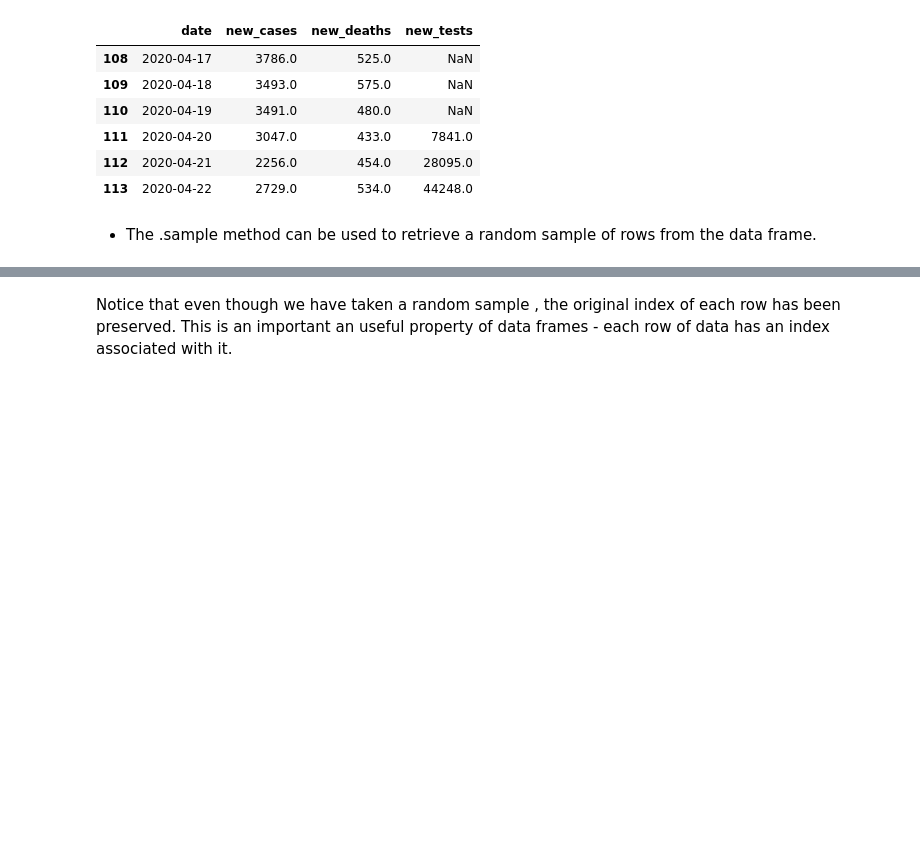
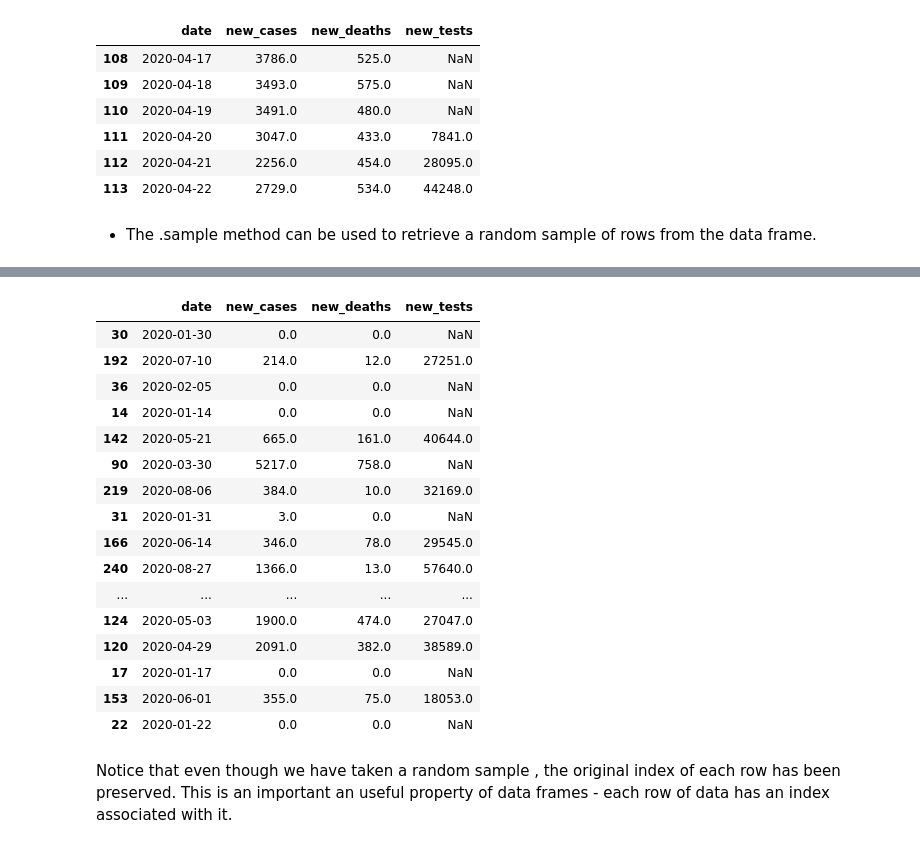
Before and after one commit to vishalpjadhav/Python-Pandas, a Jupyter notebook: Python_pandas.ipynb, the cells around one changed output, grey strips where cells are left out. Saved outputs shown, nothing was run; the diff lists cells and outputs as text; code cells hidden in the pictures; blank space fills up the shorter version.

```diff
--- a/Python_pandas.ipynb
+++ b/Python_pandas.ipynb
@@ -295,3 +384,23 @@ covid_df.sample(10)
+# %%
+covid_df.sample(frac=0.1) # 👉 Returns 10% of the dataset
+# %% [output]
+|  | date | new_cases | new_deaths | new_tests |
+| 30 | 2020-01-30 | 0.0 | 0.0 | NaN |
+| 192 | 2020-07-10 | 214.0 | 12.0 | 27251.0 |
+| 36 | 2020-02-05 | 0.0 | 0.0 | NaN |
+| 14 | 2020-01-14 | 0.0 | 0.0 | NaN |
+| 142 | 2020-05-21 | 665.0 | 161.0 | 40644.0 |
+| 90 | 2020-03-30 | 5217.0 | 758.0 | NaN |
+| 219 | 2020-08-06 | 384.0 | 10.0 | 32169.0 |
+| 31 | 2020-01-31 | 3.0 | 0.0 | NaN |
+| 166 | 2020-06-14 | 346.0 | 78.0 | 29545.0 |
+| 240 | 2020-08-27 | 1366.0 | 13.0 | 57640.0 |
+| ... | ... | ... | ... | ... |
+| 124 | 2020-05-03 | 1900.0 | 474.0 | 27047.0 |
+| 120 | 2020-04-29 | 2091.0 | 382.0 | 38589.0 |
+| 17 | 2020-01-17 | 0.0 | 0.0 | NaN |
+| 153 | 2020-06-01 | 355.0 | 75.0 | 18053.0 |
+| 22 | 2020-01-22 | 0.0 | 0.0 | NaN |
 # %% [markdown]
 Notice that even though we have taken a random sample , the original index of each row has been preserved. This is an important an useful property of data frames - each row of data has an index associated with it.
 # %% [markdown]
```
Also changed, not shown: parts of 10 cells of this notebook.
